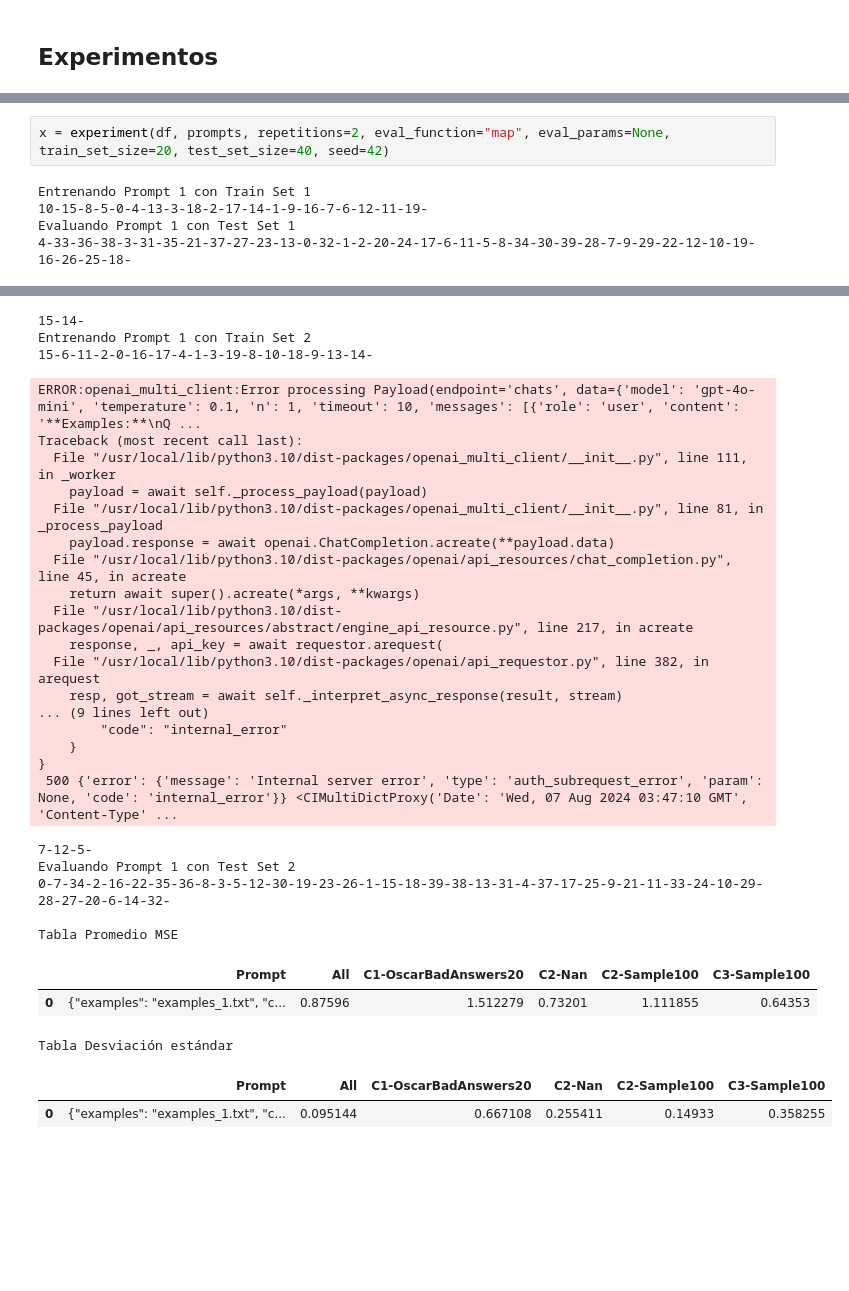
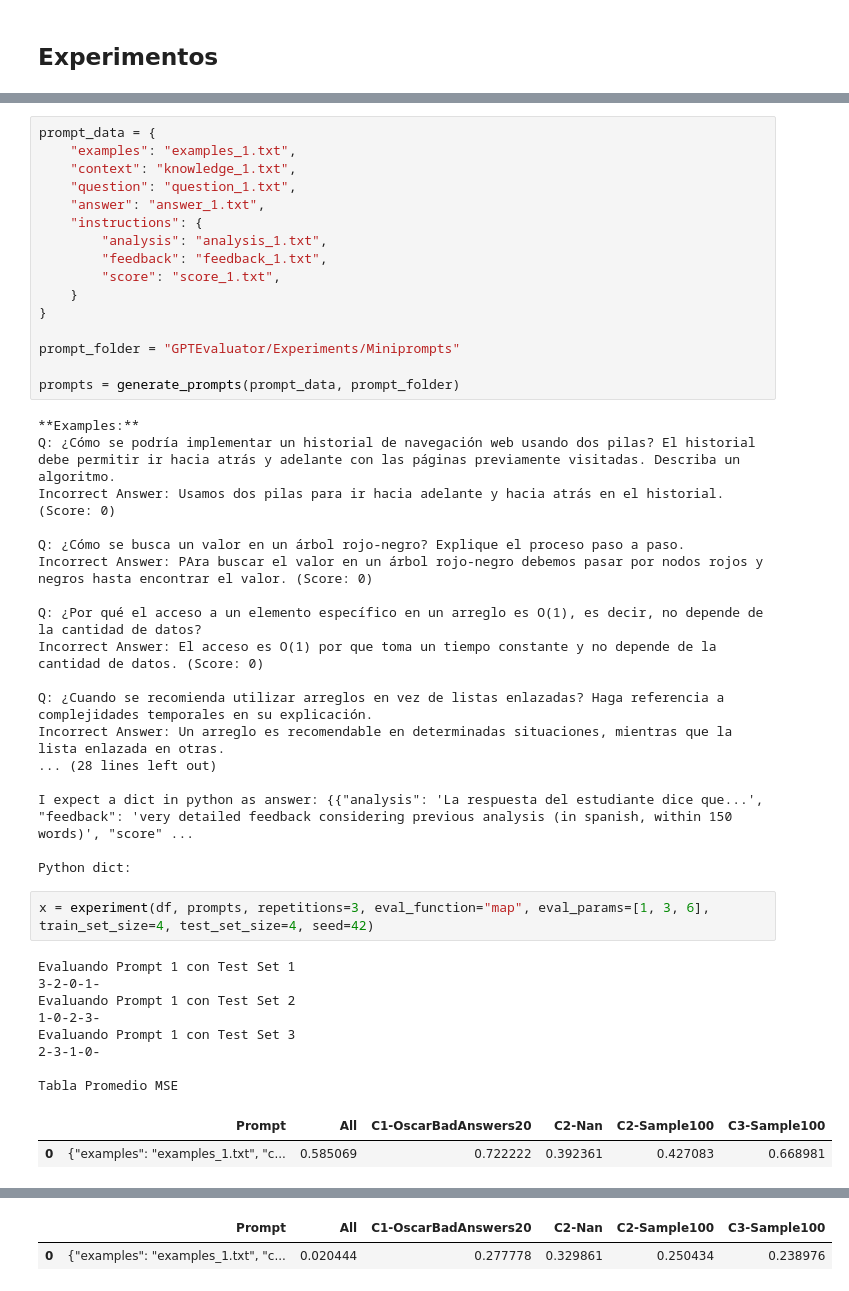
Before and after one commit to OscarRojasG/Experimentos-GPTValidator, a Jupyter notebook: Framework_Experimentos.ipynb, the cells around one changed output, grey strips where cells are left out. Drawn from its saved outputs; the diff is of its cells as text; blank space fills up the shorter version.

```diff
--- a/Framework_Experimentos.ipynb
+++ b/Framework_Experimentos.ipynb
@@ -696,7 +669,47 @@ def read_results(path):
+# %%
+prompt_data = {
+    "examples": "examples_1.txt",
+    "context": "knowledge_1.txt",
+    "question": "question_1.txt",
+    "answer": "answer_1.txt",
+    "instructions": {
+        "analysis": "analysis_1.txt",
+        "feedback": "feedback_1.txt",
+        "score": "score_1.txt",
+    }
+}
+
+prompt_folder = "GPTEvaluator/Experiments/Miniprompts"
+
+prompts = generate_prompts(prompt_data, prompt_folder)
+# %% [output]
+**Examples:**
+Q: ¿Cómo se podría implementar un historial de navegación web usando dos pilas? El historial debe permitir ir hacia atrás y adelante con las páginas previamente visitadas. Describa un algoritmo.
+Incorrect Answer: Usamos dos pilas para ir hacia adelante y hacia atrás en el historial.  (Score: 0)
+
+Q: ¿Cómo se busca un valor en un árbol rojo-negro? Explique el proceso paso a paso.
+Incorrect Answer: PAra buscar el valor en un árbol rojo-negro debemos pasar por nodos rojos y negros hasta encontrar el valor. (Score: 0)
+
+Q: ¿Por qué el acceso a un elemento específico en un arreglo es O(1), es decir, no depende de la cantidad de datos?
+Incorrect Answer: El acceso es O(1) por que toma un tiempo constante y no depende de la cantidad de datos. (Score: 0)
+
+Q: ¿Cuando se recomienda utilizar arreglos en vez de listas enlazadas? Haga referencia a complejidades temporales en su explicación.
+Incorrect Answer: Un arreglo es recomendable en determinadas situaciones, mientras que la lista enlazada en otras.
+... (28 lines left out)
+
+I expect a dict in python as answer: {{"analysis": 'La respuesta del estudiante dice que...', "feedback": 'very detailed feedback considering previous analysis (in spanish, within 150 words)', "score" ...
+
+Python dict:
 # %%
-x = experiment(df, prompts, repetitions=2, eval_function="map", eval_params=None, train_set_size=20, test_set_size=40, seed=42)
+x = experiment(df, prompts, repetitions=3, eval_function="map", eval_params=[1, 3, 6], train_set_size=4, test_set_size=4, seed=42)
 # %% [output]
-Entrenando Prompt 1 con Train Set 1
-10-15-8-5-0-4-13-3-18-2-17-14-1-9-16-7-6-12-11-19-
 Evaluando Prompt 1 con Test Set 1
-4-33-36-38-3-31-35-21-37-27-23-13-0-32-1-2-20-24-17-6-11-5-8-34-30-39-28-7-9-29-22-12-10-19-16-26-25-18-
+3-2-0-1-
+Evaluando Prompt 1 con Test Set 2
+1-0-2-3-
+Evaluando Prompt 1 con Test Set 3
+2-3-1-0-
+
+Tabla Promedio MSE
+|  | Prompt | All | C1-OscarBadAnswers20 | C2-Nan | C2-Sample100 | C3-Sample100 |
+| 0 | {"examples": "examples_1.txt", "c... | 0.585069 | 0.722222 | 0.392361 | 0.427083 | 0.668981 |
@@ -720,30 +717,2 @@ Traceback (most recent call last):
-15-14-
-Entrenando Prompt 1 con Train Set 2
-15-6-11-2-0-16-17-4-1-3-19-8-10-18-9-13-14-
-ERROR:openai_multi_client:Error processing Payload(endpoint='chats', data={'model': 'gpt-4o-mini', 'temperature': 0.1, 'n': 1, 'timeout': 10, 'messages': [{'role': 'user', 'content': '**Examples:**\nQ ...
-Traceback (most recent call last):
-  File "/usr/local/lib/python3.10/dist-packages/openai_multi_client/__init__.py", line 111, in _worker
-    payload = await self._process_payload(payload)
-  File "/usr/local/lib/python3.10/dist-packages/openai_multi_client/__init__.py", line 81, in _process_payload
-    payload.response = await openai.ChatCompletion.acreate(**payload.data)
-  File "/usr/local/lib/python3.10/dist-packages/openai/api_resources/chat_completion.py", line 45, in acreate
-    return await super().acreate(*args, **kwargs)
-  File "/usr/local/lib/python3.10/dist-packages/openai/api_resources/abstract/engine_api_resource.py", line 217, in acreate
-    response, _, api_key = await requestor.arequest(
-  File "/usr/local/lib/python3.10/dist-packages/openai/api_requestor.py", line 382, in arequest
-    resp, got_stream = await self._interpret_async_response(result, stream)
-... (9 lines left out)
-        "code": "internal_error"
-    }
-}
- 500 {'error': {'message': 'Internal server error', 'type': 'auth_subrequest_error', 'param': None, 'code': 'internal_error'}} <CIMultiDictProxy('Date': 'Wed, 07 Aug 2024 03:47:10 GMT', 'Content-Type' ...
-7-12-5-
-Evaluando Prompt 1 con Test Set 2
-0-7-34-2-16-22-35-36-8-3-5-12-30-19-23-26-1-15-18-39-38-13-31-4-37-17-25-9-21-11-33-24-10-29-28-27-20-6-14-32-
-
-Tabla Promedio MSE
-|  | Prompt | All | C1-OscarBadAnswers20 | C2-Nan | C2-Sample100 | C3-Sample100 |
-| 0 | {"examples": "examples_1.txt", "c... | 0.87596 | 1.512279 | 0.73201 | 1.111855 | 0.64353 |
-Tabla Desviación estándar
 |  | Prompt | All | C1-OscarBadAnswers20 | C2-Nan | C2-Sample100 | C3-Sample100 |
-| 0 | {"examples": "examples_1.txt", "c... | 0.095144 | 0.667108 | 0.255411 | 0.14933 | 0.358255 |
+| 0 | {"examples": "examples_1.txt", "c... | 0.020444 | 0.277778 | 0.329861 | 0.250434 | 0.238976 |
```
Also changed, not shown: parts of 9 cells of this notebook.
